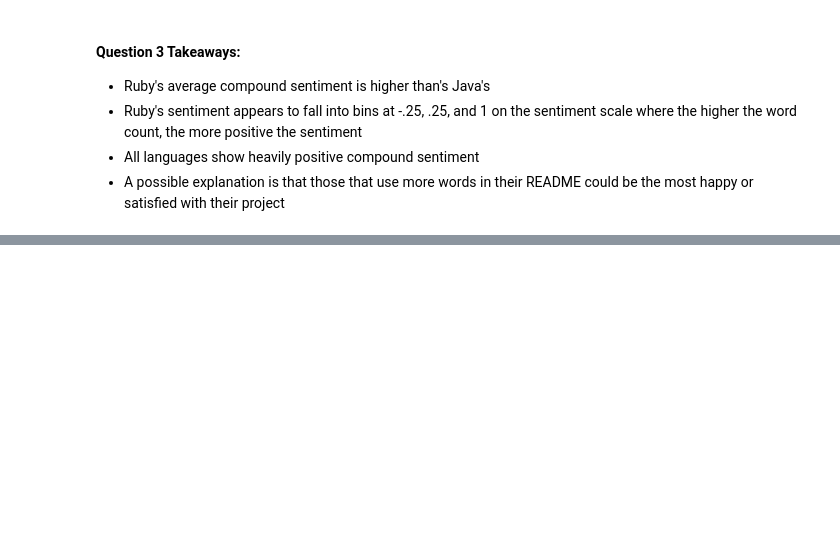
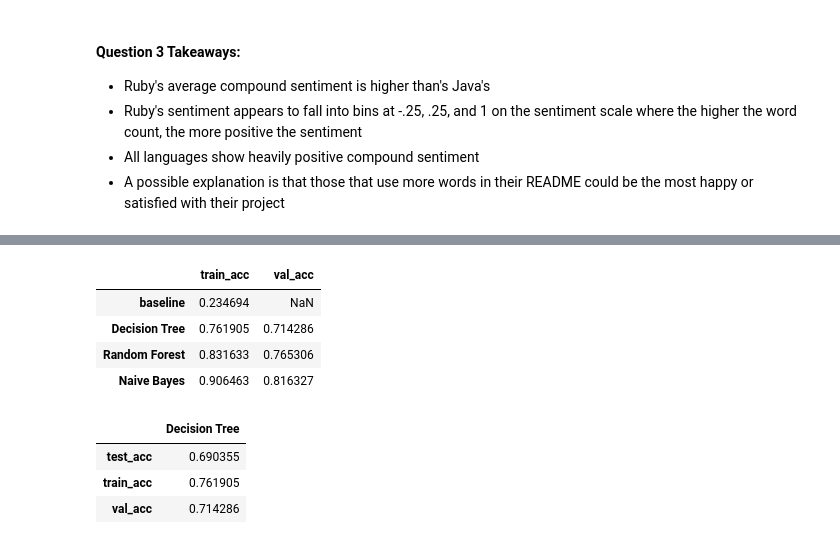
Before and after one commit to github-readme-nlp-project/github-readme-nlp-project, a Jupyter notebook: final_report.ipynb, the cells around one changed output, grey strips where cells are left out. Drawn from its saved outputs; the diff is of its cells as text; code cells hidden in the pictures; blank space fills up the shorter version.

```diff
--- a/final_report.ipynb
+++ b/final_report.ipynb
@@ -207,0 +251,17 @@ higher than the average sentiment for Java READMEs
+# %%
+# run and show the modeling results
+model.run_models(train, val)
+# %% [output]
+|  | train_acc | val_acc |
+| baseline | 0.234694 | NaN |
+| Decision Tree | 0.761905 | 0.714286 |
+| Random Forest | 0.831633 | 0.765306 |
+| Naive Bayes | 0.906463 | 0.816327 |
+# %%
+# run and show the best model results on test
+model.run_best(train, val, test)
+# %% [output]
+|  | Decision Tree |
+| test_acc | 0.690355 |
+| train_acc | 0.761905 |
+| val_acc | 0.714286 |
```
Also changed, not shown: parts of 15 cells of this notebook, 2 other files.
